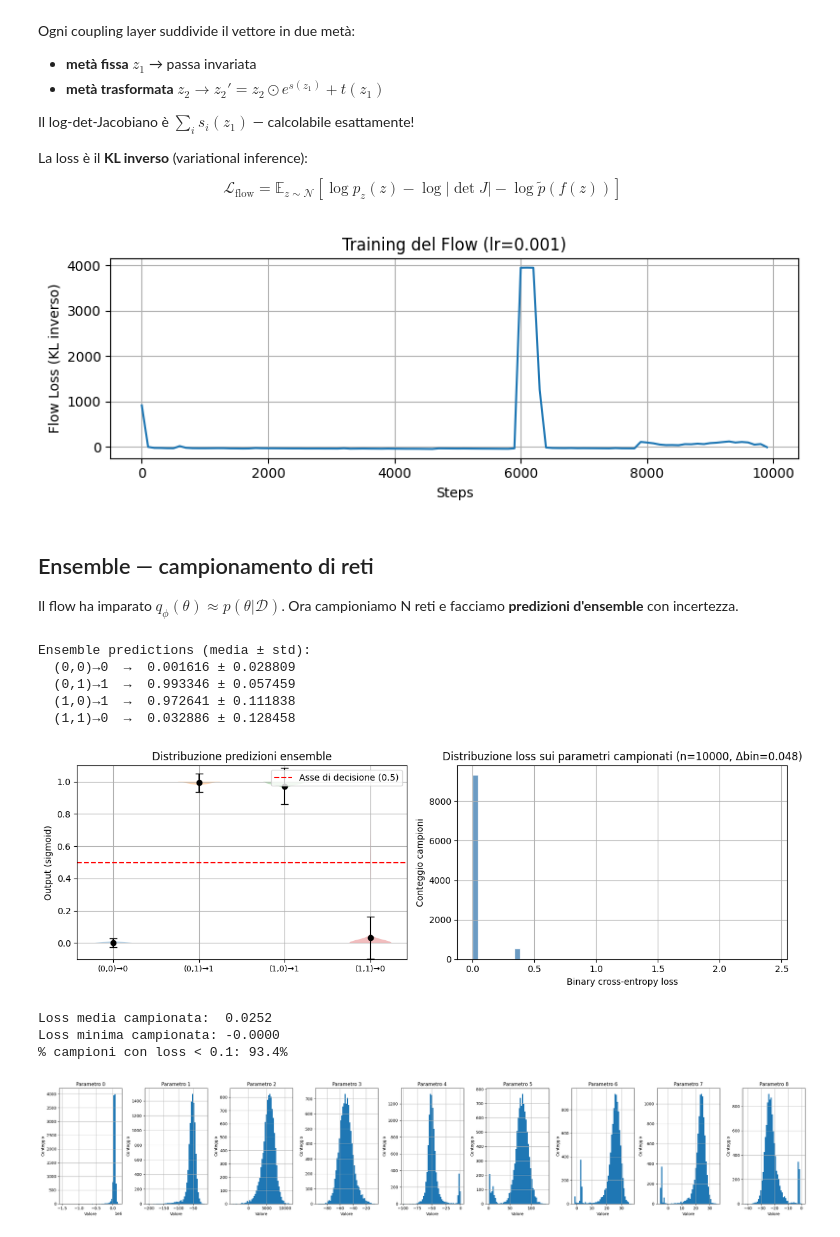
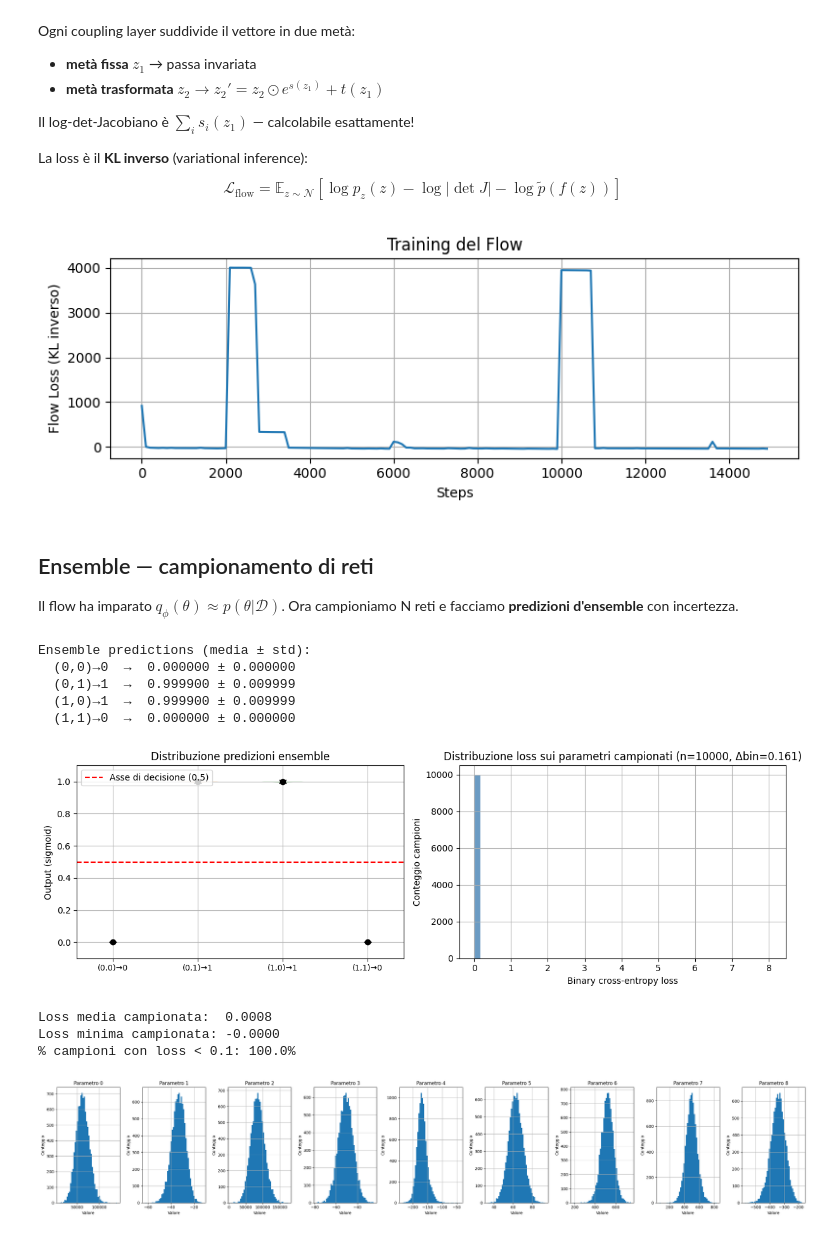
Before and after one commit to rpivi/Normalizing_Flow, a Jupyter notebook: sampling_parameters.ipynb, the cells around one changed output. Cells and saved outputs as stored; diff of their text form; code cells hidden in the pictures.

```diff
--- a/sampling_parameters.ipynb
+++ b/sampling_parameters.ipynb
@@ -212,31 +212,31 @@ def step(flow_params, opt_state, key, n_samples=1000):
 # %%
 key = jax.random.PRNGKey(42)
 key, subkey = jax.random.split(key)
 flow_params = init_flow_params(subkey)
 
 lr = 1e-3
 optimizer = optax.adam(lr)
 opt_state = optimizer.init(flow_params)
 
-n_steps = 10000
+n_steps = 15000
 losses_flow = []
 
 for i in tqdm(range(n_steps)):
     key, subkey = jax.random.split(key)
     flow_params, opt_state, l = step(flow_params, opt_state, subkey)
     if i % 100 == 0:
         losses_flow.append(float(l))
 
 plt.figure(figsize=(8, 3))
 plt.plot(range(0, n_steps, 100), losses_flow)
 plt.xlabel('Steps')
 plt.ylabel('Flow Loss (KL inverso)')
-plt.title(f'Training del Flow (lr={lr})')
+plt.title(f'Training del Flow')
 plt.grid(True)
 plt.tight_layout()
 plt.show()
 # %% [output]
-[figure, old version]
+[figure, new version]
 # %% [markdown]
 ## Ensemble — campionamento di reti
 
@@ -262,10 +262,10 @@ for i, lab in enumerate(labels):
     print(f"  {lab}  →  {mean_pred[i]:.6f} ± {std_pred[i]:.6f}")
 # %% [output]
 Ensemble predictions (media ± std):
-  (0,0)→0  →  0.001616 ± 0.028809
-  (0,1)→1  →  0.993346 ± 0.057459
-  (1,0)→1  →  0.972641 ± 0.111838
-  (1,1)→0  →  0.032886 ± 0.128458
+  (0,0)→0  →  0.000000 ± 0.000000
+  (0,1)→1  →  0.999900 ± 0.009999
+  (1,0)→1  →  0.999900 ± 0.009999
+  (1,1)→0  →  0.000000 ± 0.000000
 # %%
 fig, axes = plt.subplots(1, 2, figsize=(12, 4))
 
@@ -320,10 +320,10 @@ print(f"\nLoss media campionata:  {float(sample_losses.mean()):.4f}")
 print(f"Loss minima campionata: {float(sample_losses.min()):.4f}")
 print(f"% campioni con loss < 0.1: {float((sample_losses < 0.1).mean())*100:.1f}%")
 # %% [output]
-[figure, old version]
+[figure, new version]
-Loss media campionata:  0.0252
+Loss media campionata:  0.0008
 Loss minima campionata: -0.0000
-% campioni con loss < 0.1: 93.4%
+% campioni con loss < 0.1: 100.0%
 # %%
 
 fig, axes = plt.subplots(1, D_PARAMS, figsize=(3*D_PARAMS, 5))
@@ -338,7 +338,7 @@ for i, ax in enumerate(axes):
 plt.tight_layout()
 plt.show()
 # %% [output]
-[figure, old version]
+[figure, new version]
 # %%
 print("Esempi di parametri campionati (vettori 9D) con seed diversi:")
 for i in range(1, 4):
```
Also changed, not shown: parts of 1 cell of this notebook.
